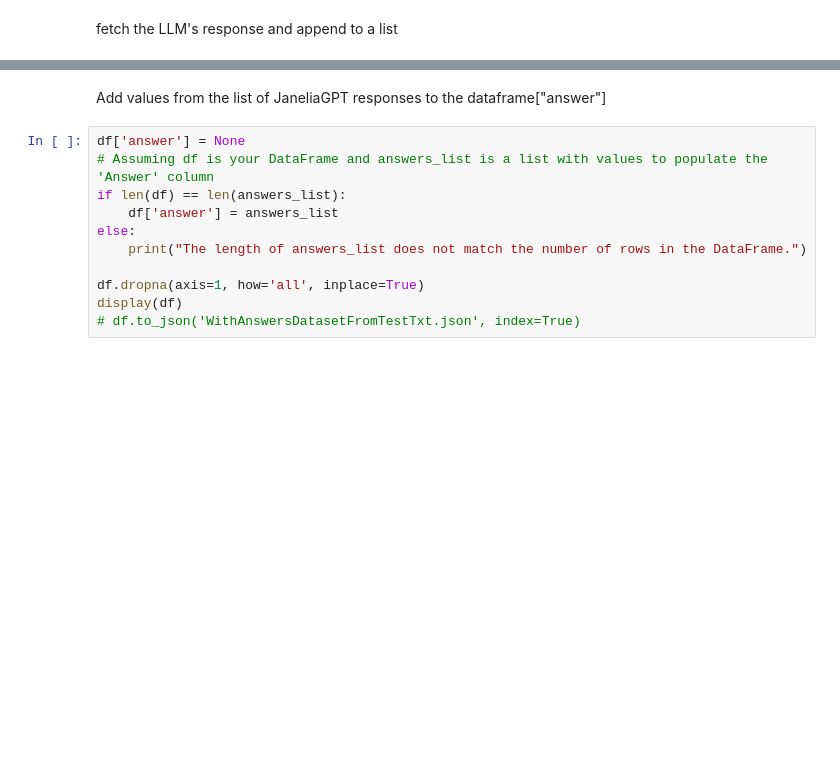
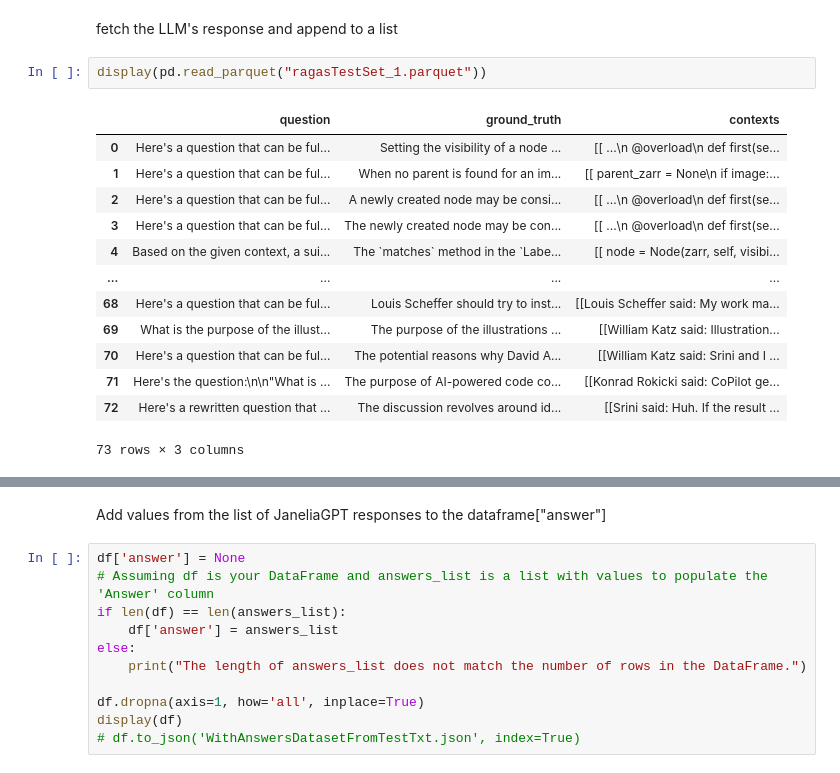
Before and after one commit to JaneliaSciComp/gpt-semantic-search, a Jupyter notebook: eval/RAGAS_Evaluation.ipynb, the cells around one changed output, grey strips where cells are left out. Drawn from its saved outputs; the diff is of its cells as text; blank space fills up the shorter version.

```diff
--- a/eval/RAGAS_Evaluation.ipynb
+++ b/eval/RAGAS_Evaluation.ipynb
@@ -550,5 +756,21 @@ for item in questions_list:
 # %% [markdown]
 fetch the LLM's response and append to a list
+# %%
+display(pd.read_parquet("ragasTestSet_1.parquet"))
+# %% [output]
+|  | question | ground_truth | contexts |
+| 0 | Here's a question that can be ful... | Setting the visibility of a node ... | [[ ...\n @overload\n def first(se... |
+| 1 | Here's a question that can be ful... | When no parent is found for an im... | [[ parent_zarr = None\n if image:... |
+| 2 | Here's a question that can be ful... | A newly created node may be consi... | [[ ...\n @overload\n def first(se... |
+| 3 | Here's a question that can be ful... | The newly created node may be con... | [[ ...\n @overload\n def first(se... |
+| 4 | Based on the given context, a sui... | The `matches` method in the `Labe... | [[ node = Node(zarr, self, visibi... |
+| ... | ... | ... | ... |
+| 68 | Here's a question that can be ful... | Louis Scheffer should try to inst... | [[Louis Scheffer said: My work ma... |
+| 69 | What is the purpose of the illust... | The purpose of the illustrations ... | [[William Katz said: Illustration... |
+| 70 | Here's a question that can be ful... | The potential reasons why David A... | [[William Katz said: Srini and I ... |
+| 71 | Here's the question:\n\n"What is ... | The purpose of AI-powered code co... | [[Konrad Rokicki said: CoPilot ge... |
+| 72 | Here's a rewritten question that ... | The discussion revolves around id... | [[Srini said: Huh. If the result ... |
+73 rows × 3 columns
 # %%
 # Assuming SemanticSearchParser is your class and it has a method named 'generate_response' that takes a question and returns an answer
 
```
Also changed, not shown: parts of 9 cells of this notebook, 9 other files.
